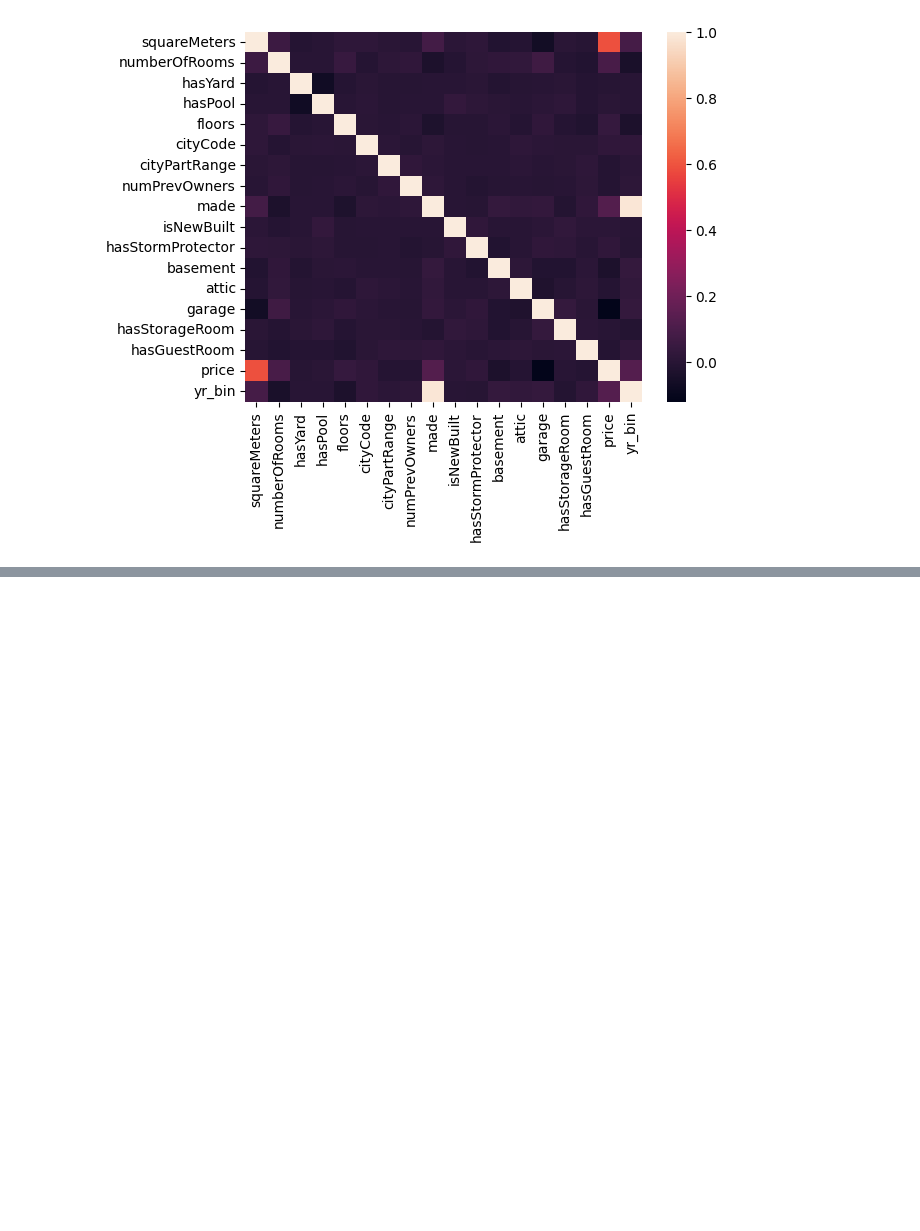
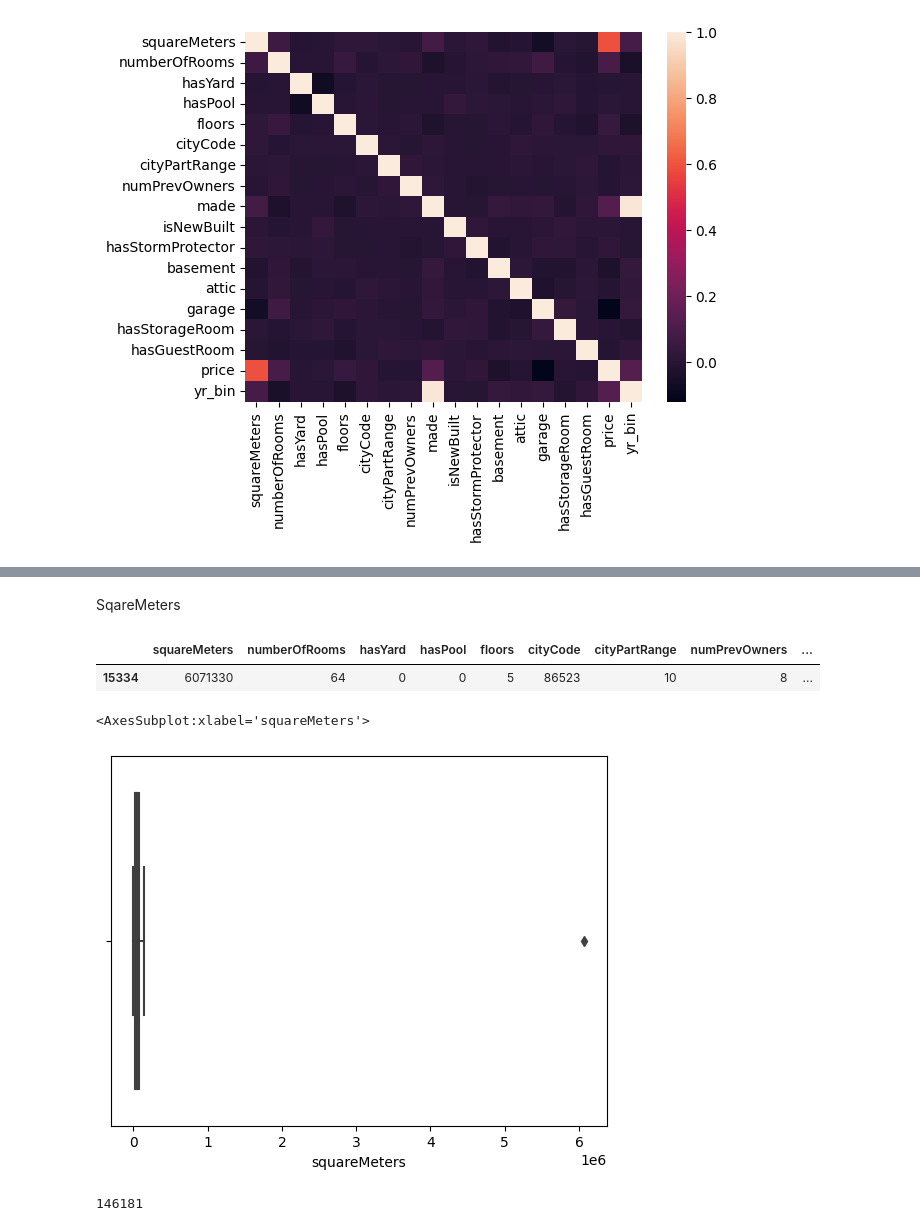
Before and after one commit to BagzzBunny/Regression-with-a-Tabular-Paris-Housing-Price-Dataset, a Jupyter notebook: housing_price_paris.ipynb, the cells around one changed output, grey strips where cells are left out. Saved outputs shown, nothing was run; the diff lists cells and outputs as text; code cells hidden in the pictures; blank space fills up the shorter version.

```diff
--- a/housing_price_paris.ipynb
+++ b/housing_price_paris.ipynb
@@ -98,0 +128,17 @@ sns.heatmap(train_df.corr())
+# %% [markdown]
+SqareMeters
+# %%
+train_df[train_df['squareMeters']==train_df['squareMeters'].max()]
+# %% [output]
+|  | squareMeters | numberOfRooms | hasYard | hasPool | floors | cityCode | cityPartRange | numPrevOwners | ... |
+| 15334 | 6071330 | 64 | 0 | 0 | 5 | 86523 | 10 | 8 | ... |
+# %%
+sns.boxplot(train_df, x='squareMeters')
+# %% [output]
+<AxesSubplot:xlabel='squareMeters'>
+[figure, added]
+# %%
+train_df = train_df.loc[train_df['squareMeters']!=train_df['squareMeters'].max()]
+train_df['squareMeters'].max()
+# %% [output]
+146181
```
Also changed, not shown: parts of 9 cells of this notebook.
